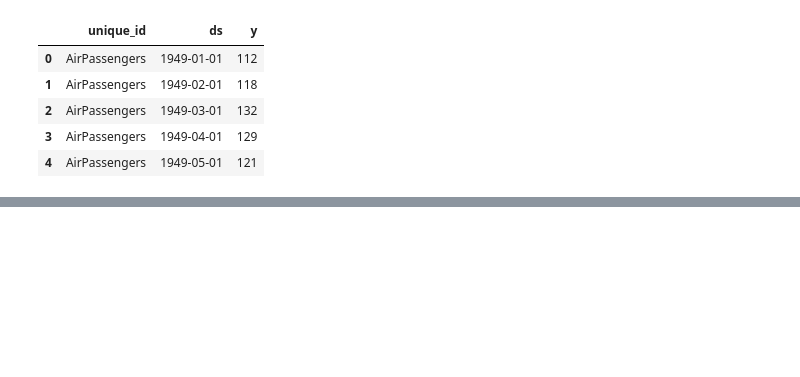
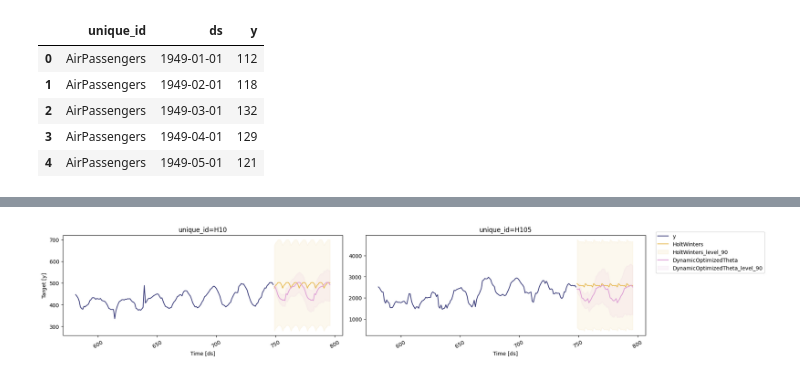
Before and after one commit to DavidGuzzi/TSA, a Jupyter notebook: Nixtla/SF.ipynb, the cells around one changed output, grey strips where cells are left out. Cells and saved outputs as stored; diff of their text form; code cells hidden in the pictures; blank space fills up the shorter version.

```diff
--- a/Nixtla/SF.ipynb
+++ b/Nixtla/SF.ipynb
@@ -11,0 +143,5 @@ df.head()
+# %%
+# Plot to unique_ids and some selected models
+sf.plot(Y_df, forecasts_df, models=["HoltWinters","DynamicOptimizedTheta"], unique_ids=["H10", "H105"], level=[90])
+# %% [output]
+[figure, added]
```
Also changed, not shown: parts of 10 cells of this notebook.
